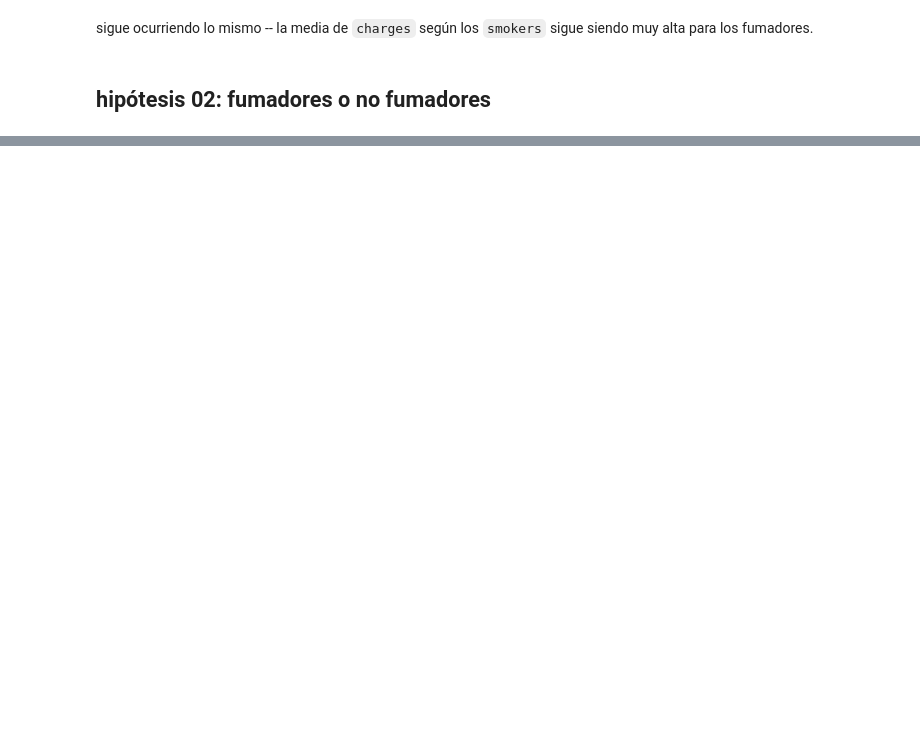
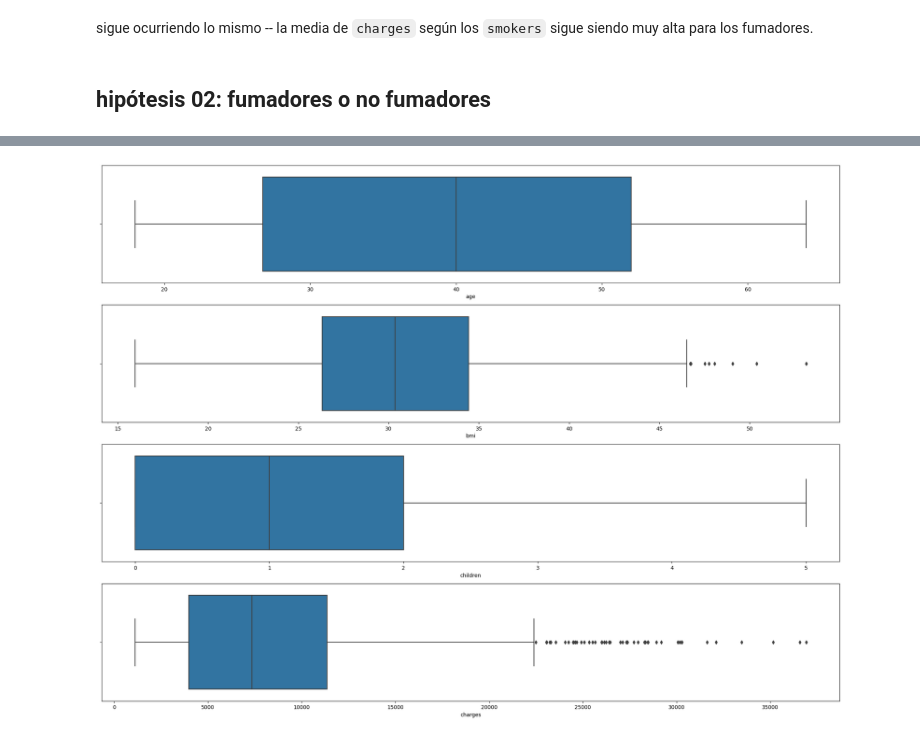
Before and after one commit to annassanchez/lab-ml, a Jupyter notebook: ml.ipynb, the cells around one changed output, grey strips where cells are left out. Drawn from its saved outputs; the diff is of its cells as text; code cells hidden in the pictures; blank space fills up the shorter version.

```diff
--- a/ml.ipynb
+++ b/ml.ipynb
@@ -295,5 +429,5 @@ sigue ocurriendo lo mismo -- la media de `charges` según los `smokers` sigue si
 ## hipótesis 02: fumadores o no fumadores
 # %%
 df_smoker = df[df['smoker'] == 'yes']
-df_non_smoker = df[df['smoker'] != 'yes']
+df_non_smoker = df[df['smoker'] == 'no']
 df_smoker.head()
@@ -308,0 +468,11 @@ plt.show();
+# %%
+df_non_smoker_numericas = df_non_smoker.select_dtypes(include=np.number)
+
+fig, ax = plt.subplots(4, 1, figsize=(20,15))
+
+for i in range(len(df_non_smoker_numericas.columns)):
+    sns.boxplot(x=df_non_smoker_numericas.columns[i], data=df_non_smoker_numericas, ax=ax[i])
+plt.tight_layout()
+plt.show();
+# %% [output]
+[figure, added]
```
Also changed, not shown: parts of 65 cells of this notebook.
